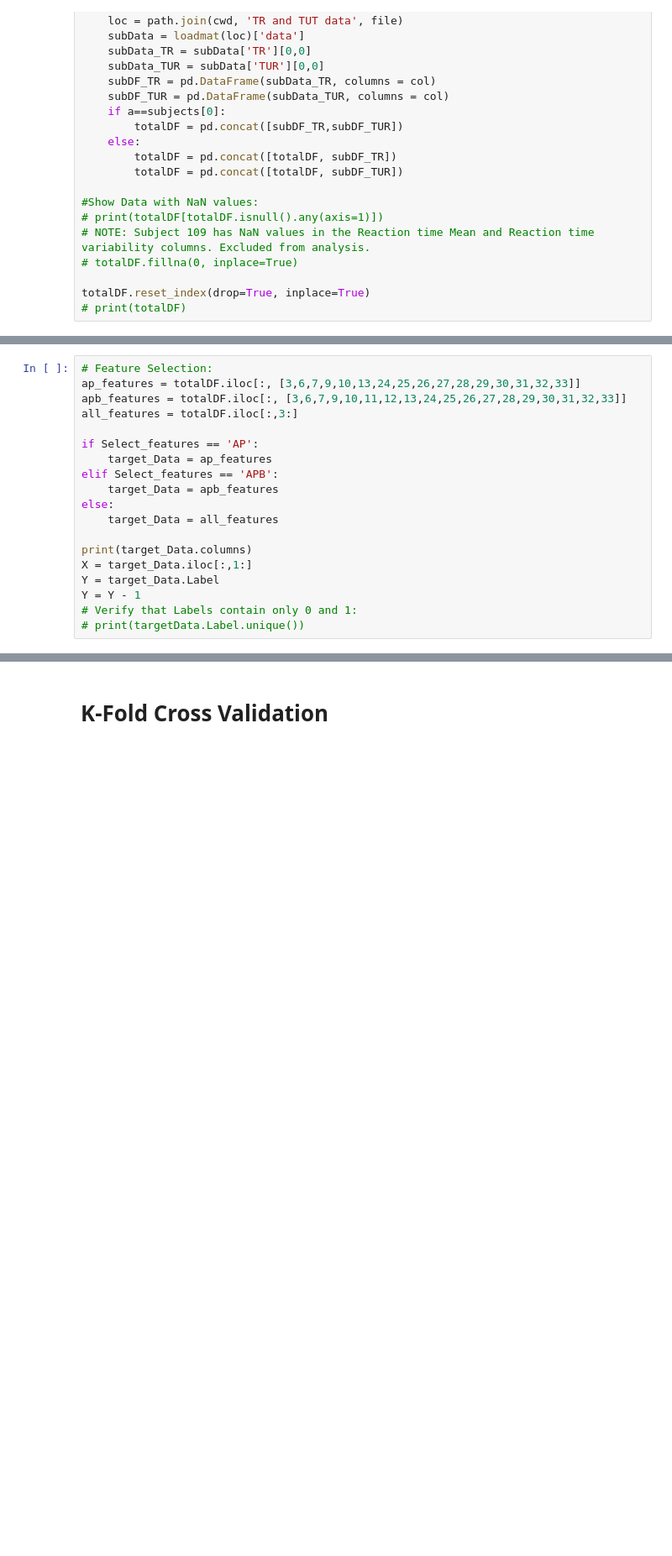
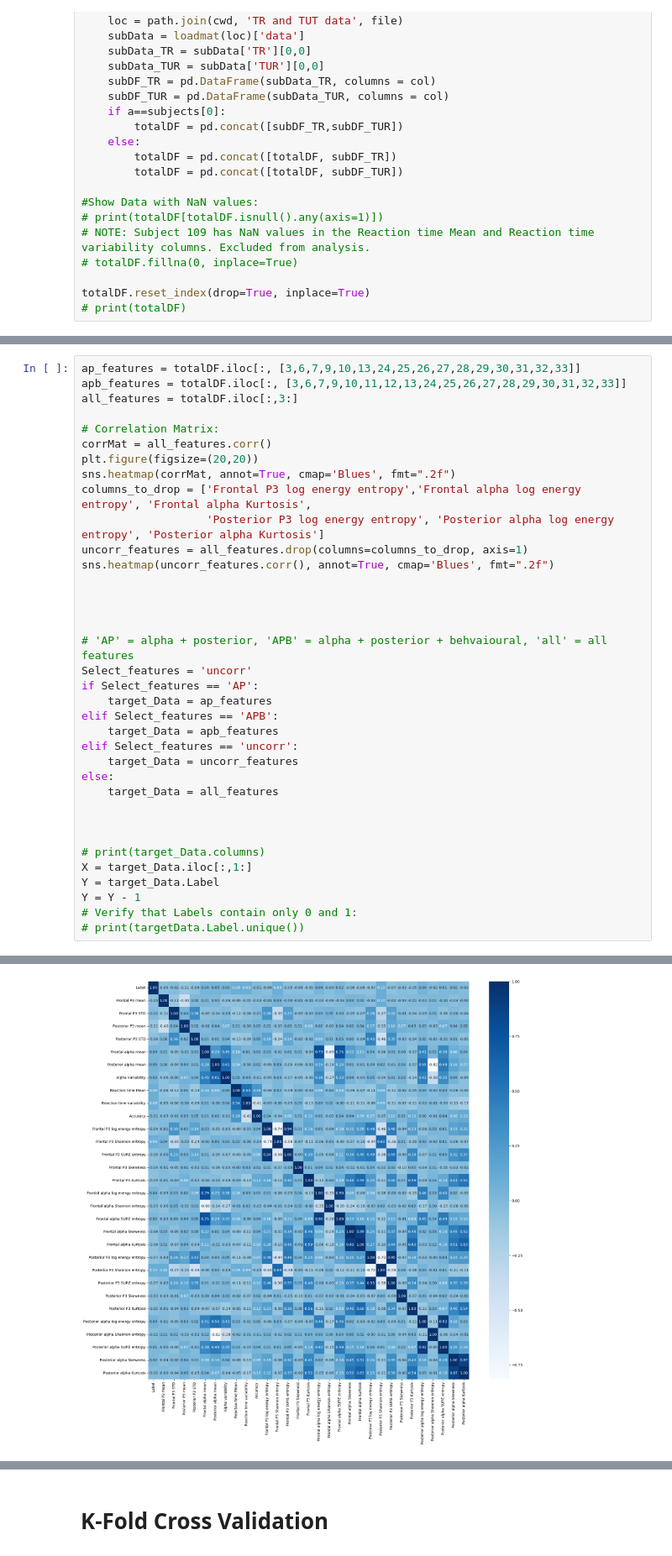
Before and after one commit to Delarams/AIRES_project, a Jupyter notebook: PerformanceOpt.ipynb, the cells around one changed output, grey strips where cells are left out. Shown at 84% size. Saved outputs shown, nothing was run; the diff lists cells and outputs as text; blank space fills up the shorter version.

```diff
--- a/PerformanceOpt.ipynb
+++ b/PerformanceOpt.ipynb
@@ -97,17 +109,34 @@ totalDF.reset_index(drop=True, inplace=True)
 # %%
-# Feature Selection:
 ap_features = totalDF.iloc[:, [3,6,7,9,10,13,24,25,26,27,28,29,30,31,32,33]]
 apb_features = totalDF.iloc[:, [3,6,7,9,10,11,12,13,24,25,26,27,28,29,30,31,32,33]]
 all_features = totalDF.iloc[:,3:]
 
+# Correlation Matrix:
+corrMat = all_features.corr()
+plt.figure(figsize=(20,20))
+sns.heatmap(corrMat, annot=True, cmap='Blues', fmt=".2f")
+columns_to_drop = ['Frontal P3 log energy entropy','Frontal alpha log energy entropy', 'Frontal alpha Kurtosis',
+                   'Posterior P3 log energy entropy', 'Posterior alpha log energy entropy', 'Posterior alpha Kurtosis']
+uncorr_features = all_features.drop(columns=columns_to_drop, axis=1)
+sns.heatmap(uncorr_features.corr(), annot=True, cmap='Blues', fmt=".2f")
+
+
+
+
+# 'AP' = alpha + posterior, 'APB' = alpha + posterior + behvaioural, 'all' = all features
+Select_features = 'uncorr'
 if Select_features == 'AP':
     target_Data = ap_features
 elif Select_features == 'APB':
     target_Data = apb_features
+elif Select_features == 'uncorr':
+    target_Data = uncorr_features
 else:
     target_Data = all_features
 
-print(target_Data.columns)
+
+
+# print(target_Data.columns)
 X = target_Data.iloc[:,1:]
 Y = target_Data.Label
 Y = Y - 1
@@ -131,0 +146 @@ Index(['Label', 'Frontal P3 mean', 'Frontal P3 STD', 'Posterior P3 mean',
+[figure, added]
```
Also changed, not shown: parts of 6 cells of this notebook, 5 other files.
